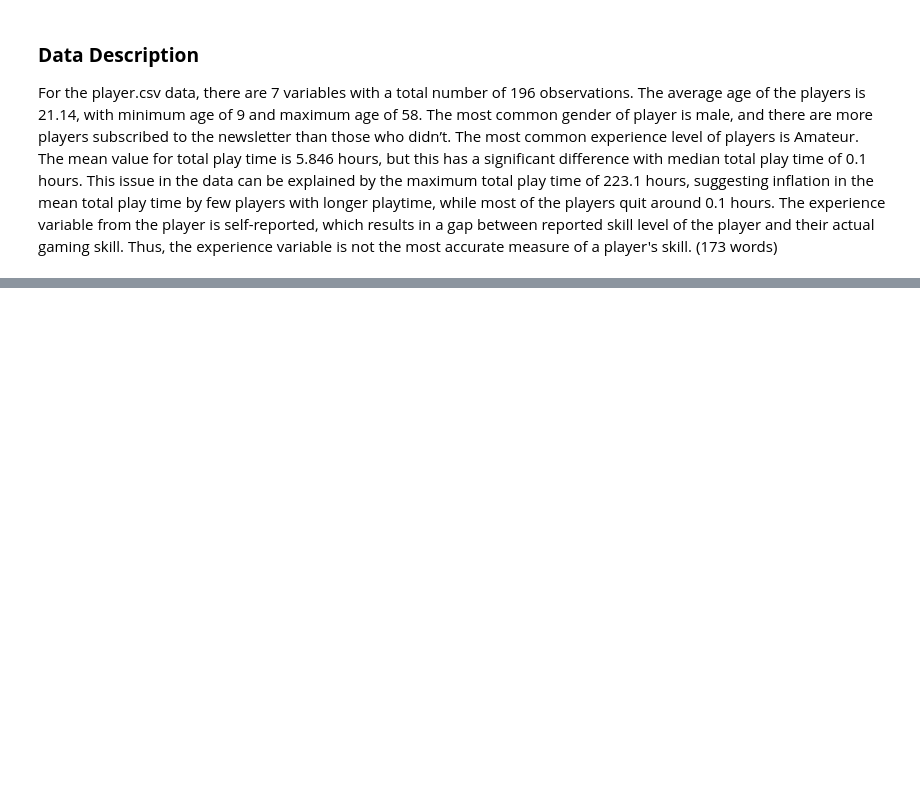
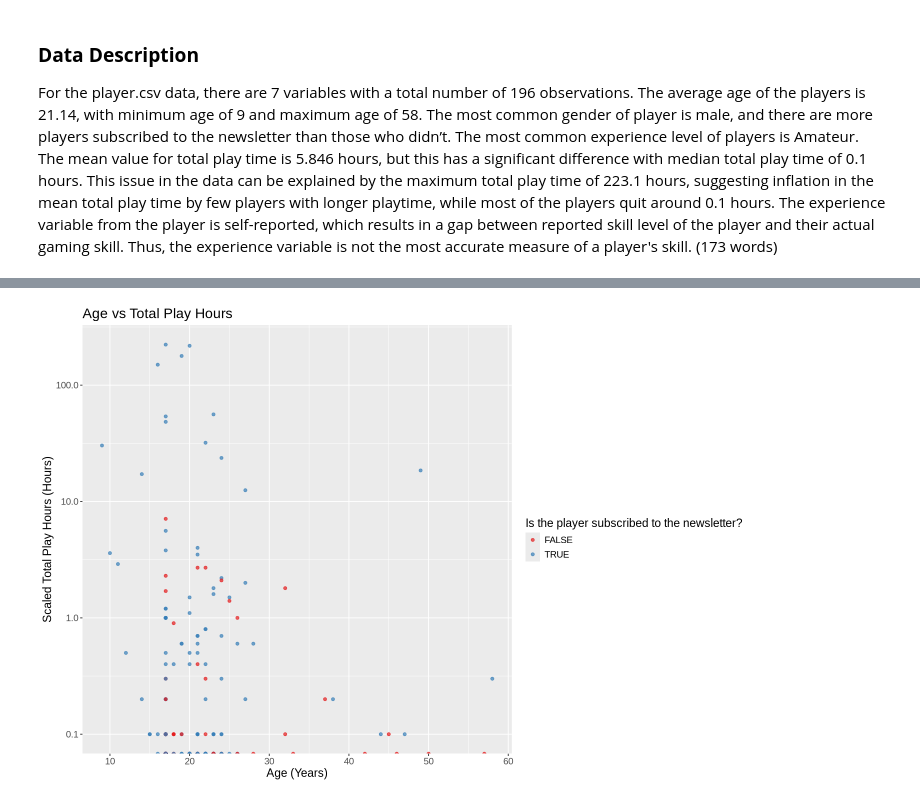
Before and after one commit to pcypd7-ai/DSCI-100-Individual, a Jupyter notebook: dsci-100-project-individual.ipynb, the cells around one changed output, grey strips where cells are left out. Cells and saved outputs as stored; diff of their text form; code cells hidden in the pictures; blank space fills up the shorter version.

```diff
--- a/dsci-100-project-individual.ipynb
+++ b/dsci-100-project-individual.ipynb
@@ -172,0 +209,10 @@ For the player.csv data, there are 7 variables with a total number of 196 observ
+# %%
+options(repr.plot.width = 12, repr.plot.height = 8)
+visualization_scatterplot <- ggplot(players_tidy, aes(x = Age, y = played_hours, color = subscribe)) +
+  geom_point(alpha = 0.7) +
+  scale_y_log10() +
+  labs(title = "Age vs Total Play Hours", x = "Age (Years)", y = "Scaled Total Play Hours (Hours)", color = "Is the player subscribed to the newsletter?") +
+  scale_color_brewer(palette = "Set1") +
+  theme(text = element_text(size = 14))
+visualization_scatterplot
+# %% [output]
@@ -172,0 +221 @@ For the player.csv data, there are 7 variables with a total number of 196 observ
+[figure, added]
```
Also changed, not shown: parts of 5 cells of this notebook.
